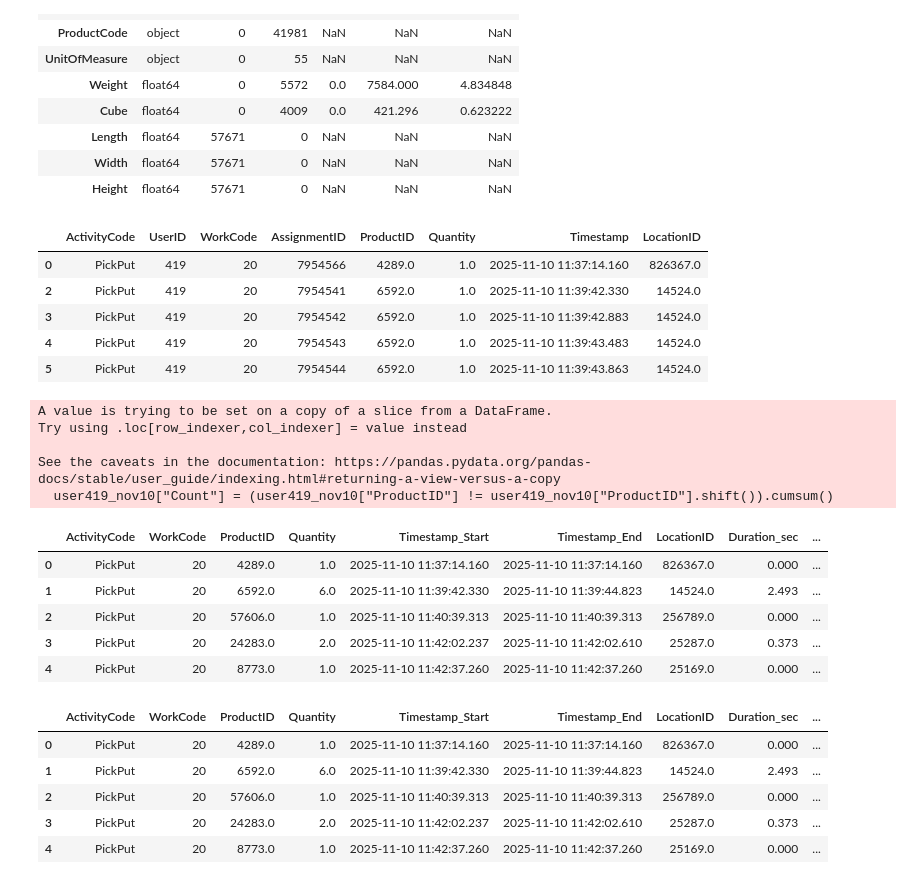
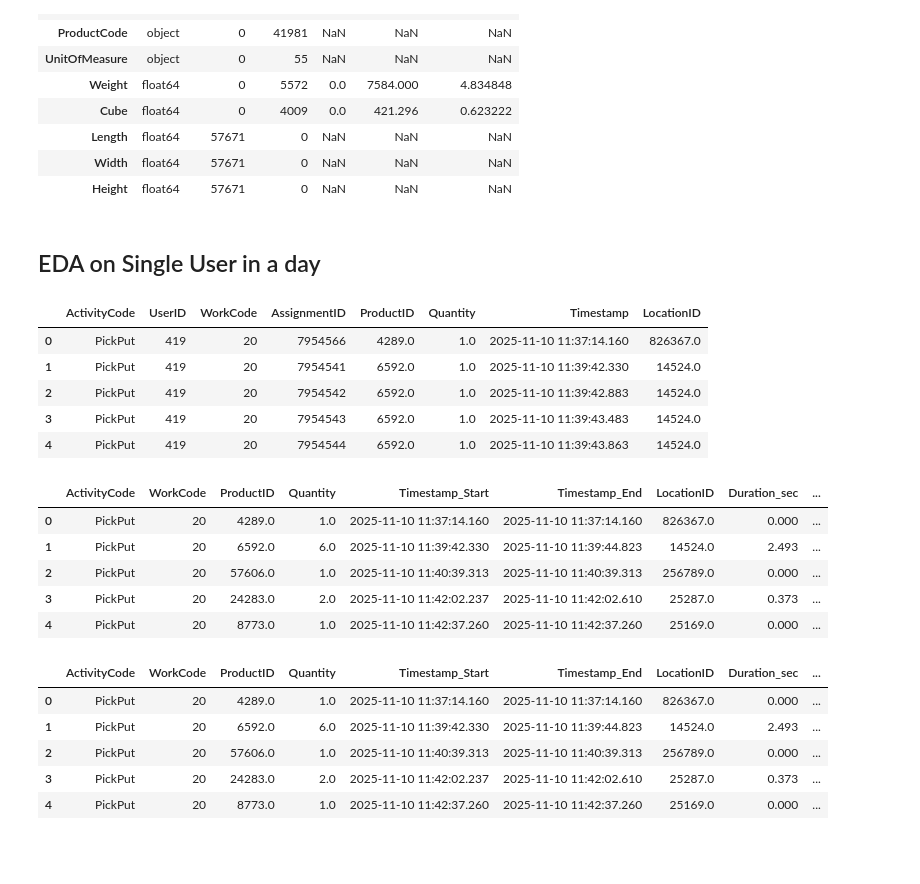
Before and after one commit to JiashenWangg/Lucas_Systems_Capstone_Project, a Jupyter notebook: EDA_Jiashen/eda_OE.ipynb, the cells around one changed output. Drawn from its saved outputs; the diff is of its cells as text; code cells hidden in the pictures; blank space fills up the shorter version.

Commit message:
More EDA on single user's tasks in a day, identify outliers and create plots

```diff
--- a/EDA_Jiashen/eda_OE.ipynb
+++ b/EDA_Jiashen/eda_OE.ipynb
@@ -100,20 +100,23 @@ OE_Locations["Level"] = pd.to_numeric(OE_Locations["Level"], errors="coerce").as
 OE_Locations["Slot"]  = pd.to_numeric(OE_Locations["Slot"], errors="coerce").astype("Int64")
 
 OE_Products = dfs["OE_Products"][["ProductID", "ProductCode", "UnitOfMeasure", "Weight", "Cube"]]
+# %% [markdown]
+## EDA on Single User in a day
 # %%
-# extract a table for UserID 419 where Timestamp is 2025-11-10
+# extract a table for UserID 419 where Timestamp is 2025-11-10, and sorted by Timestamp
 user419_nov10 = dfs["OE_Activity"][
     (dfs["OE_Activity"]["UserID"] == 419) &
-    (pd.to_datetime(dfs["OE_Activity"]["Timestamp"], errors="coerce").dt.date == pd.to_datetime("2025-11-10").date())
-]
+    (pd.to_datetime(dfs["OE_Activity"]["Timestamp"], errors="coerce").dt.date == pd.to_datetime("2025-11-10").date())].copy()
+user419_nov10["Timestamp"] = pd.to_datetime(user419_nov10["Timestamp"], errors="coerce")
+user419_nov10 = user419_nov10.sort_values(by="Timestamp").reset_index(drop=True)
 display(user419_nov10.head())
 # %% [output]
 |  | ActivityCode | UserID | WorkCode | AssignmentID | ProductID | Quantity | Timestamp | LocationID |
 | 0 | PickPut | 419 | 20 | 7954566 | 4289.0 | 1.0 | 2025-11-10 11:37:14.160 | 826367.0 |
-| 2 | PickPut | 419 | 20 | 7954541 | 6592.0 | 1.0 | 2025-11-10 11:39:42.330 | 14524.0 |
-| 3 | PickPut | 419 | 20 | 7954542 | 6592.0 | 1.0 | 2025-11-10 11:39:42.883 | 14524.0 |
-| 4 | PickPut | 419 | 20 | 7954543 | 6592.0 | 1.0 | 2025-11-10 11:39:43.483 | 14524.0 |
-| 5 | PickPut | 419 | 20 | 7954544 | 6592.0 | 1.0 | 2025-11-10 11:39:43.863 | 14524.0 |
+| 1 | PickPut | 419 | 20 | 7954541 | 6592.0 | 1.0 | 2025-11-10 11:39:42.330 | 14524.0 |
+| 2 | PickPut | 419 | 20 | 7954542 | 6592.0 | 1.0 | 2025-11-10 11:39:42.883 | 14524.0 |
+| 3 | PickPut | 419 | 20 | 7954543 | 6592.0 | 1.0 | 2025-11-10 11:39:43.483 | 14524.0 |
+| 4 | PickPut | 419 | 20 | 7954544 | 6592.0 | 1.0 | 2025-11-10 11:39:43.863 | 14524.0 |
 # %%
 user419_nov10["Count"] = (user419_nov10["ProductID"] != user419_nov10["ProductID"].shift()).cumsum()
 
@@ -132,10 +135,6 @@ user419_nov10_grouped = (
     .reset_index(drop=True)
 )
 
-# Parse timestamps once
-user419_nov10_grouped["Timestamp_Start"] = pd.to_datetime(user419_nov10_grouped["Timestamp_Start"], errors="coerce")
-user419_nov10_grouped["Timestamp_End"]   = pd.to_datetime(user419_nov10_grouped["Timestamp_End"], errors="coerce")
-
 # Duration within each group
 user419_nov10_grouped["Duration_sec"] = (
     user419_nov10_grouped["Timestamp_End"] - user419_nov10_grouped["Timestamp_Start"]
@@ -148,11 +147,6 @@ user419_nov10_grouped["Time_Delta_sec"] = (
 
 display(user419_nov10_grouped.head())
 # %% [output]
-A value is trying to be set on a copy of a slice from a DataFrame.
-Try using .loc[row_indexer,col_indexer] = value instead
-
-See the caveats in the documentation: https://pandas.pydata.org/pandas-docs/stable/user_guide/indexing.html#returning-a-view-versus-a-copy
-  user419_nov10["Count"] = (user419_nov10["ProductID"] != user419_nov10["ProductID"].shift()).cumsum()
 |  | ActivityCode | WorkCode | ProductID | Quantity | Timestamp_Start | Timestamp_End | LocationID | Duration_sec | ... |
 | 0 | PickPut | 20 | 4289.0 | 1.0 | 2025-11-10 11:37:14.160 | 2025-11-10 11:37:14.160 | 826367.0 | 0.000 | ... |
 | 1 | PickPut | 20 | 6592.0 | 6.0 | 2025-11-10 11:39:42.330 | 2025-11-10 11:39:44.823 | 14524.0 | 2.493 | ... |
```
Also changed, not shown: parts of 7 cells of this notebook.
